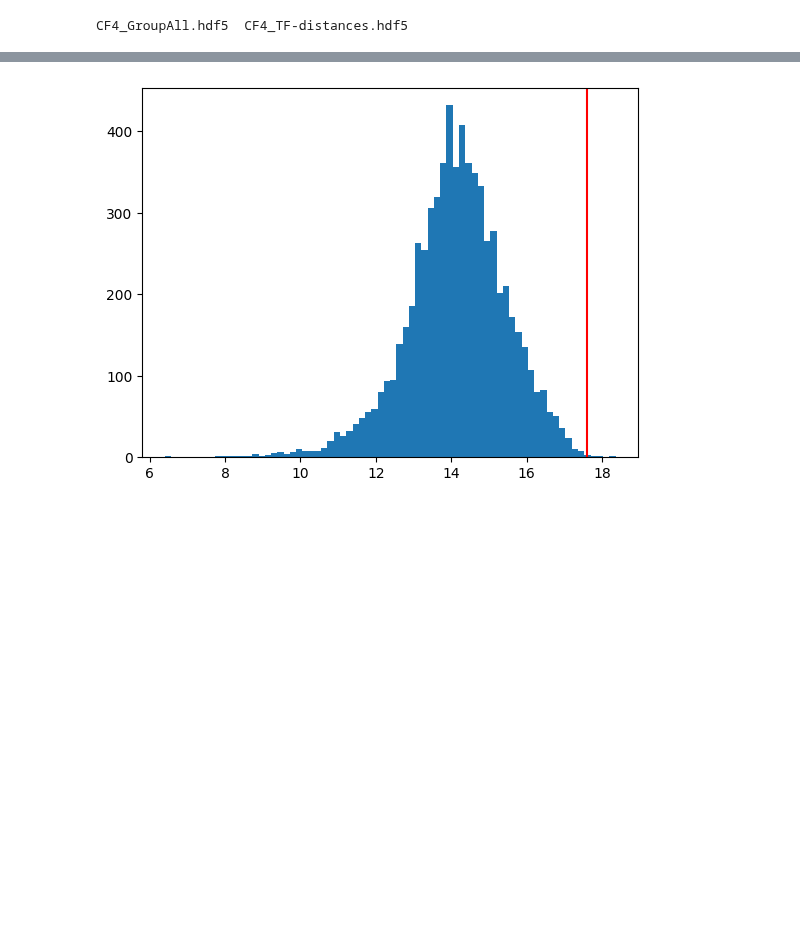
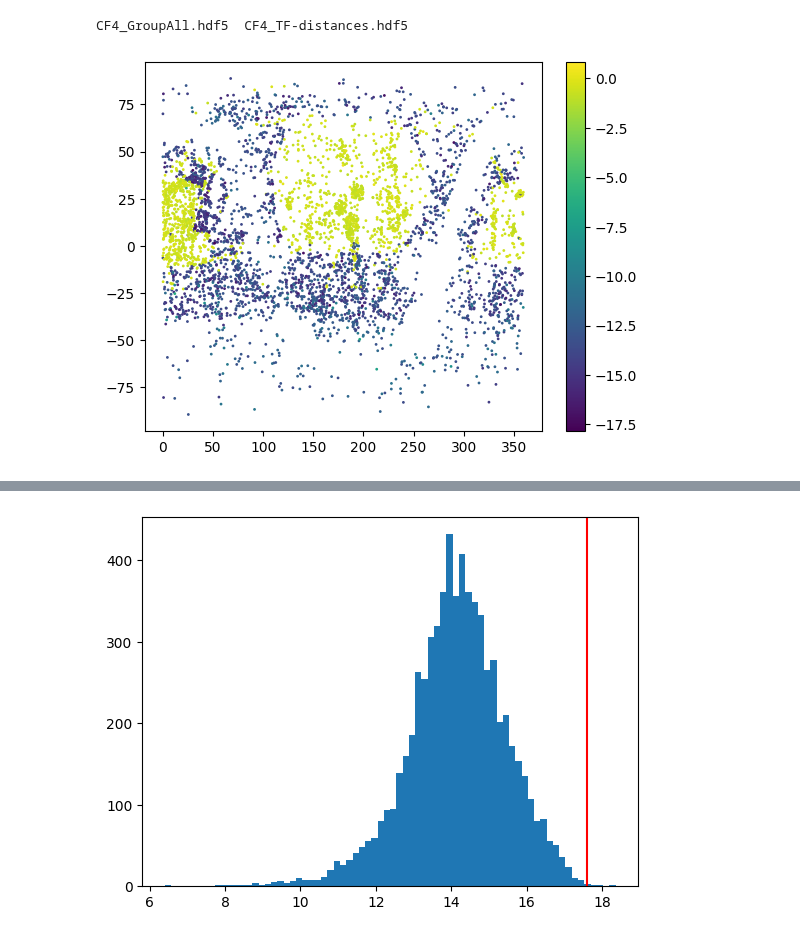
Before and after one commit to Richard-Sti/csiborgtools, a Jupyter notebook: notebooks/flow/PV_data.ipynb, the cells around one changed output, grey strips where cells are left out. Cells and saved outputs as stored; diff of their text form; code cells hidden in the pictures; blank space fills up the shorter version.

```diff
--- a/notebooks/flow/PV_data.ipynb
+++ b/notebooks/flow/PV_data.ipynb
@@ -27,3 +149,23 @@ CF4_GroupAll.hdf5  CF4_TF-distances.hdf5
 with File("/mnt/extraspace/rstiskalek/catalogs/PV/CF4/CF4_TF-distances.hdf5", 'r') as f:
     zCMB = f["Vcmb"][...] / 3e5
     rband = f["r"][...]
+    iband = f["i"][...]
+    w1band = f["w1"][...]
+    RA = f["RA"][...] * 360 / 24
+    dec = f["DE"][...]
+
+# m  = (iband > 5) #& (w1band > 5)
+m  = (w1band> 5) #& (w1band > 5)
+w1band = w1band[m]
+iband = iband[m]
+RA = RA[m]
+dec = dec[m]
+# %%
+dmag = iband - w1band
+# %%
+plt.figure()
+plt.scatter(RA, dec, c=dmag, s=1)
+plt.colorbar()
+plt.show()
+# %% [output]
+[figure, added]
```
Also changed, not shown: parts of 9 cells of this notebook.
